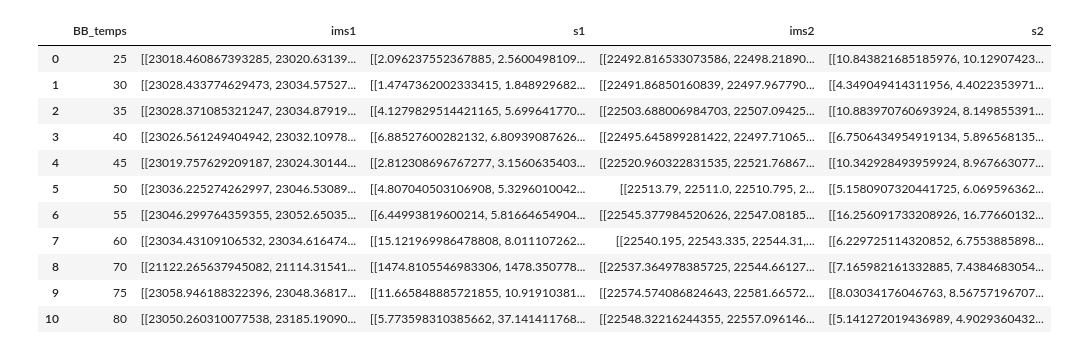
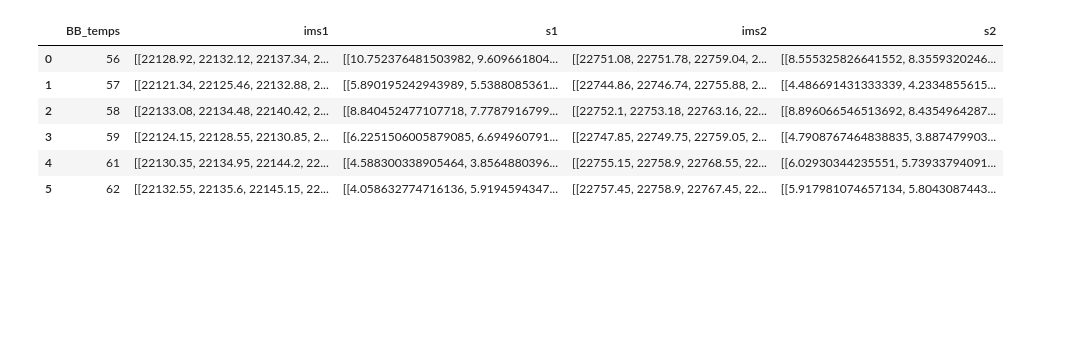
Before and after one commit to Polarization-Lab/IRCSP, a Jupyter notebook: calibration/calculate_LUT_with_NUC.ipynb, the cells around one changed output. Cells and saved outputs as stored; diff of their text form; code cells hidden in the pictures; blank space fills up the shorter version.

```diff
--- a/calibration/calculate_LUT_with_NUC.ipynb
+++ b/calibration/calculate_LUT_with_NUC.ipynb
@@ -18,5 +13,6 @@ sns.set_style("whitegrid", {'axes.grid' : False})
 # %%
 #choose filepath to desired data
-path = '/Users/kirahart/Dropbox/GitHub/IRCSP2_data/calibration_data/LUT/'
-cal_file1 =  "/Users/kirahart/Dropbox/GitHub/IRCSP2_data/calibration_files/cam1pixel.h5"
-cal_file2 =  "/Users/kirahart/Dropbox/GitHub/IRCSP2_data/calibration_files/cam2pixel.h5"
+path = 'C:\\Users\\khart\Documents\\IRCSP2_data\\NUC\\mar02\\'
+#note cam definitions are flipped as of FLIRPY ffc fix
+cal_file2 =  'C:\\Users\\khart\Documents\\IRCSP2_data\\calibration_files\\cam1pixel.h5'
+cal_file1 =  'C:\\Users\\khart\Documents\\IRCSP2_data\\calibration_files\\cam2pixel.h5'
@@ -27,19 +19,20 @@ df2 = create_LUT_df(path,'cam2_80.h5')
 # %%
 waves= np.linspace(7,12,61)
-temps = [25,30,35,40,45,50,55,60,70,75,80]
-angles = np.round(np.linspace(-7.07,7.07,35),1)
+temps = [56,57,58,59,61,62]
+angles = np.round(np.linspace(-5,5,25),1)
 # %%
 #import nuc calibration
 sys.path.insert(0, './NUC')
 from NUC_functions import import_NUC, apply_NUC
-cal_path = '/Users/kirahart/Dropbox/GitHub/IRCSP2_data/calibration_files/NUC.h5'
+cal_path = 'C:\\Users\\khart\Documents\\IRCSP2_data\\calibration_files\\NUC030221.h5'
 
 m1,b1,T_ref1,m2,b2,T_ref2 = import_NUC(cal_path)
 # %%
 #apply pixel registration and NUC to full dataset
 
-ymin1 = 105; ymax1 = 140;
-ymin2 = 130; ymax2 = 165;
+#select ROI
+ymin2 = 105; ymax2 = 130;
+ymin1 = 130; ymax1 = 155;
 
 mean_ims1 =[]
 mean_ims2 =[]
@@ -53,32 +46,31 @@ std_ims2n  =[]
 
 for i in temps:
     #will create a df and print the names of the keys in the original hdf5 file
-    df1 = create_LUT_df(path,'cam1_'+str(i)+'.h5')
-    df2 = create_LUT_df(path,'cam2_'+str(i)+'.h5')
+    df = create_LUT_df(path,str(i)+'C.h5')
 
     corrected_images1= [] ; corrected_images1n= [];
     corrected_images2= [] ; corrected_images2n= []
 
-    for i in range(len(df1)):
+    for i in range(len(df)):
         #first without NUC correction
-        r = df1['images1'][i];
+        r = df['imgs1'][i];
         c = pixel_registration(r,cal_file1,waves,ymin1,ymax1)
 
         #now with NUC correction
-        T = df1['temp1'][i];
+        T = df['temps1'][i];
         rn = apply_NUC(r,T,m1,b1,T_ref1)
         cn = pixel_registration(rn,cal_file1,waves,ymin1,ymax1)
 
         corrected_images1.append(c)
         corrected_images1n.append(cn)
 
-    for i in range(len(df2)):
+    for i in range(len(df)):
         #first without NUC correction
-        r = df2['images1'][i];
+        r = df['imgs2'][i];
         c = pixel_registration(r,cal_file2,waves,ymin2,ymax2)
 
         #now with NUC correction
-        T = df2['temp1'][i];
+        T = df['temps2'][i];
         rn = apply_NUC(r,T,m2,b2,T_ref2)
         cn = pixel_registration(rn,cal_file2,waves,ymin2,ymax2)
 
@@ -101,23 +93,18 @@ dn = {'BB_temps': temps, 'ims1': list(mean_ims1n),'s1': list(std_ims1n), 'ims2':
 # %%
 df = pd.DataFrame.from_dict(d, orient='index')
 df = df.transpose()
 
 dfn = pd.DataFrame.from_dict(dn, orient='index')
 dfn = dfn.transpose()
 
-dfn
+df
 # %% [output]
 |  | BB_temps | ims1 | s1 | ims2 | s2 |
-| 0 | 25 | [[23018.460867393285, 23020.63139... | [[2.096237552367885, 2.5600498109... | [[22492.816533073586, 22498.21890... | [[10.843821685185976, 10.12907423... |
-| 1 | 30 | [[23028.433774629473, 23034.57527... | [[1.4747362002333415, 1.848929682... | [[22491.86850160839, 22497.967790... | [[4.349049414311956, 4.4022353971... |
-| 2 | 35 | [[23028.371085321247, 23034.87919... | [[4.1279829514421165, 5.699641770... | [[22503.688006984703, 22507.09425... | [[10.883970760693924, 8.149855391... |
-| 3 | 40 | [[23026.561249404942, 23032.10978... | [[6.88527600282132, 6.80939087626... | [[22495.645899281422, 22497.71065... | [[6.7506434954919134, 5.896568135... |
-| 4 | 45 | [[23019.757629209187, 23024.30144... | [[2.812308696767277, 3.1560635403... | [[22520.960322831535, 22521.76867... | [[10.342928493959924, 8.967663077... |
-| 5 | 50 | [[23036.225274262997, 23046.53089... | [[4.807040503106908, 5.3296010042... | [[22513.79, 22511.0, 22510.795, 2... | [[5.1580907320441725, 6.069596362... |
-| 6 | 55 | [[23046.299764359355, 23052.65035... | [[6.44993819600214, 5.81664654904... | [[22545.377984520626, 22547.08185... | [[16.256091733208926, 16.77660132... |
-| 7 | 60 | [[23034.43109106532, 23034.616474... | [[15.121969986478808, 8.011107262... | [[22540.195, 22543.335, 22544.31,... | [[6.229725114320852, 6.7553885898... |
-| 8 | 70 | [[21122.265637945082, 21114.31541... | [[1474.8105546983306, 1478.350778... | [[22537.364978385725, 22544.66127... | [[7.165982161332885, 7.4384683054... |
-| 9 | 75 | [[23058.946188322396, 23048.36817... | [[11.665848885721855, 10.91910381... | [[22574.574086824643, 22581.66572... | [[8.03034176046763, 8.56757196707... |
-| 10 | 80 | [[23050.260310077538, 23185.19090... | [[5.773598310385662, 37.141411768... | [[22548.32216244355, 22557.096146... | [[5.141272019436989, 4.9029360432... |
+| 0 | 56 | [[22128.92, 22132.12, 22137.34, 2... | [[10.752376481503982, 9.609661804... | [[22751.08, 22751.78, 22759.04, 2... | [[8.555325826641552, 8.3559320246... |
+| 1 | 57 | [[22121.34, 22125.46, 22132.88, 2... | [[5.890195242943989, 5.5388085361... | [[22744.86, 22746.74, 22755.88, 2... | [[4.486691431333339, 4.2334855615... |
+| 2 | 58 | [[22133.08, 22134.48, 22140.42, 2... | [[8.840452477107718, 7.7787916799... | [[22752.1, 22753.18, 22763.16, 22... | [[8.896066546513692, 8.4354964287... |
+| 3 | 59 | [[22124.15, 22128.55, 22130.85, 2... | [[6.2251506005879085, 6.694960791... | [[22747.85, 22749.75, 22759.05, 2... | [[4.7908767464838835, 3.887479903... |
+| 4 | 61 | [[22130.35, 22134.95, 22144.2, 22... | [[4.588300338905464, 3.8564880396... | [[22755.15, 22758.9, 22768.55, 22... | [[6.02930344235551, 5.73933794091... |
+| 5 | 62 | [[22132.55, 22135.6, 22145.15, 22... | [[4.058632774716136, 5.9194594347... | [[22757.45, 22758.9, 22767.45, 22... | [[5.917981074657134, 5.8043087443... |
 # %%
 
```
Also changed, not shown: parts of 22 cells of this notebook, 4 other files.
